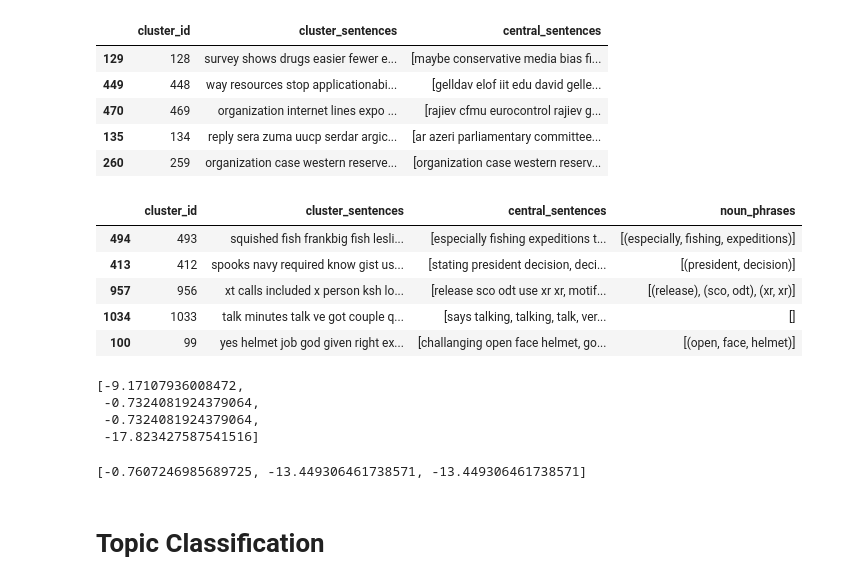
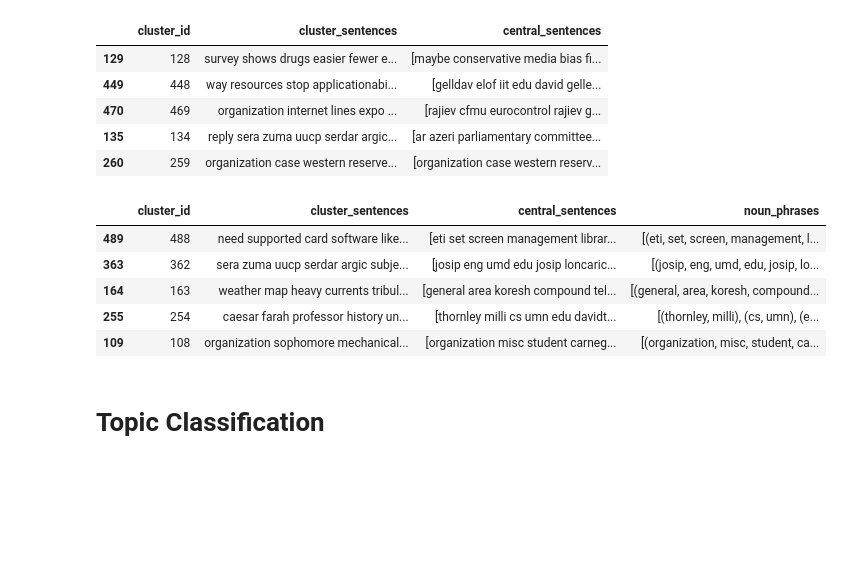
Before and after one commit to stavshem/PyCon2021-Topic_Modeling, a Jupyter notebook: Topic_Modeling.ipynb, the cells around one changed output. Saved outputs shown, nothing was run; the diff lists cells and outputs as text; code cells hidden in the pictures; blank space fills up the shorter version.

```diff
--- a/Topic_Modeling.ipynb
+++ b/Topic_Modeling.ipynb
@@ -238,11 +238,11 @@ def get_noun_phrases(corpus):
 # %%
 df_topics["noun_phrases"] = df_topics["central_sentences"].progress_apply(lambda examples: [np for np, _ in get_noun_phrases(examples).most_common(3)])
 # %%
-df_sentences_per_cluster.sample(n=5)
+df_topics.sample(n=5)
 # %% [output]
 |  | cluster_id | cluster_sentences | central_sentences | noun_phrases |
-| 494 | 493 | squished fish frankbig fish lesli... | [especially fishing expeditions t... | [(especially, fishing, expeditions)] |
-| 413 | 412 | spooks navy required know gist us... | [stating president decision, deci... | [(president, decision)] |
-| 957 | 956 | xt calls included x person ksh lo... | [release sco odt use xr xr, motif... | [(release), (sco, odt), (xr, xr)] |
-| 1034 | 1033 | talk minutes talk ve got couple q... | [says talking, talking, talk, ver... | [] |
-| 100 | 99 | yes helmet job god given right ex... | [challanging open face helmet, go... | [(open, face, helmet)] |
+| 489 | 488 | need supported card software like... | [eti set screen management librar... | [(eti, set, screen, management, l... |
+| 363 | 362 | sera zuma uucp serdar argic subje... | [josip eng umd edu josip loncaric... | [(josip, eng, umd, edu, josip, lo... |
+| 164 | 163 | weather map heavy currents tribul... | [general area koresh compound tel... | [(general, area, koresh, compound... |
+| 255 | 254 | caesar farah professor history un... | [thornley milli cs umn edu davidt... | [(thornley, milli), (cs, umn), (e... |
+| 109 | 108 | organization sophomore mechanical... | [organization misc student carneg... | [(organization, misc, student, ca... |
@@ -263,18 +248,0 @@ dct = corpora.Dictionary(topics)
-# %%
-coherence_model = CoherenceModel(topics=topics,
-    corpus=common_corpus,
-    dictionary=dct,
-    coherence='u_mass'
-)
-coherence_score = coherence_model.get_coherence_per_topic()
-coherence_score
-# %% [output]
-[-9.17107936008472,
- -0.7324081924379064,
- -0.7324081924379064,
- -17.823427587541516]
-# %%
-
-coherence_model.get_coherence_per_topic()
-# %% [output]
-[-0.7607246985689725, -13.449306461738571, -13.449306461738571]
```
Also changed, not shown: parts of 5 cells of this notebook.
